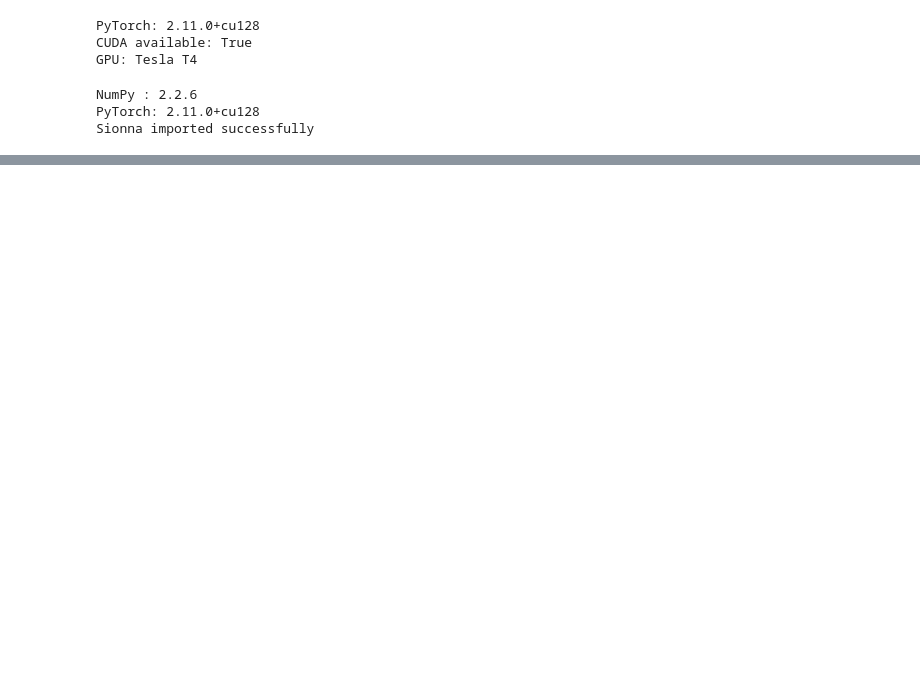
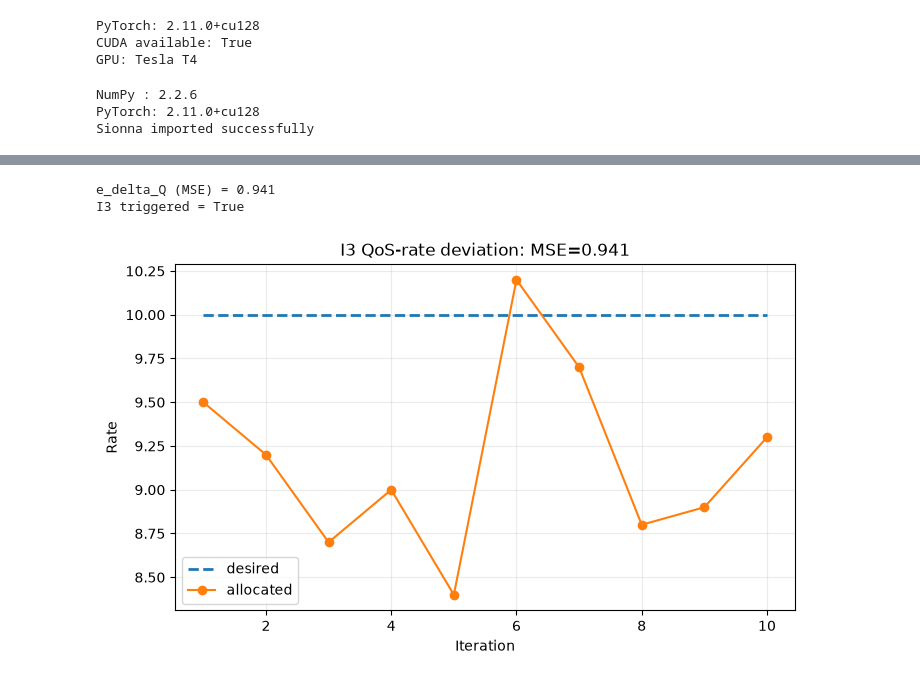
Before and after one commit to Chathuranga630/sionna, a Jupyter notebook: Resilience_Paper.ipynb, the cells around one changed output, grey strips where cells are left out. Cells and saved outputs as stored; diff of their text form; code cells hidden in the pictures; blank space fills up the shorter version.

```diff
--- a/Resilience_Paper.ipynb
+++ b/Resilience_Paper.ipynb
@@ -130,0 +256,20 @@ TypeError: ebnodb2no() missing 1 required positional argument: 'coderate'
+# %%
+desired = np.repeat(TARGET_RATE_MBPS.mean(), len(TGEN_MS))
+allocated = desired * np.array([.95,.92,.87,.90,.84,1.02,.97,.88,.89,.93])
+e_delta_Q = np.mean((allocated-desired)**2)
+I3 = e_delta_Q > ETH
+
+print("e_delta_Q (MSE) =", round(float(e_delta_Q),4))
+print("I3 triggered =", I3)
+
+plt.figure(figsize=(8,4.5))
+plt.plot(np.arange(1,len(desired)+1),desired,linestyle="--",linewidth=2,label="desired")
+plt.plot(np.arange(1,len(allocated)+1),allocated,marker="o",label="allocated")
+plt.xlabel("Iteration"); plt.ylabel("Rate")
+plt.title(f"I3 QoS-rate deviation: MSE={e_delta_Q:.3f}")
+plt.grid(True,alpha=.25); plt.legend()
+plt.show()
+# %% [output]
+e_delta_Q (MSE) = 0.941
+I3 triggered = True
+[figure, added]
```
Also changed, not shown: parts of 9 cells of this notebook.
